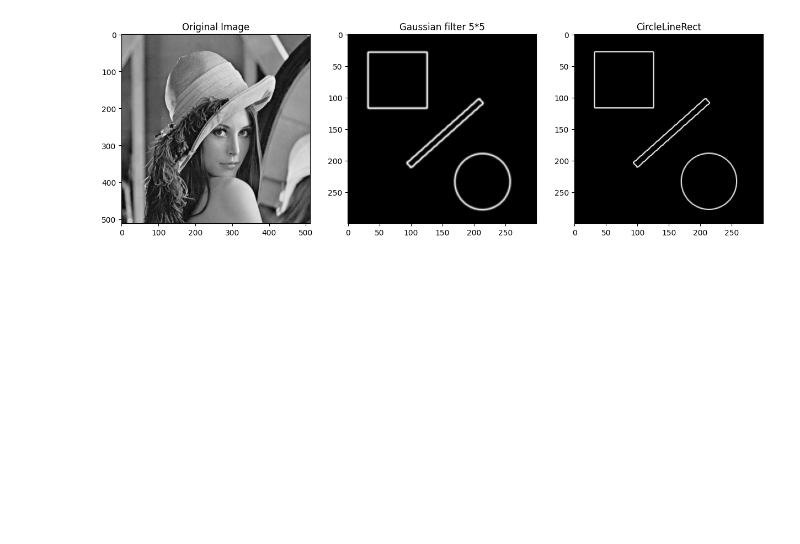
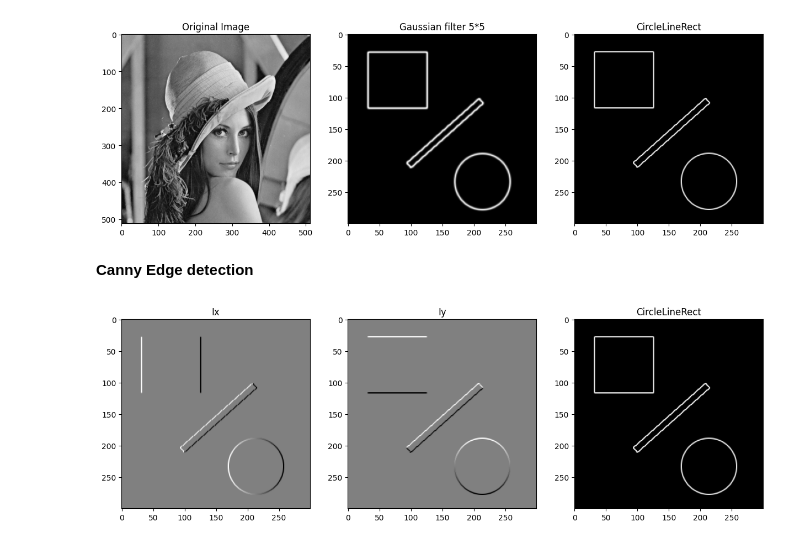
Before and after one commit to rayaneghilene/Image_processing, a Jupyter notebook: Tp_Image_processing_py.ipynb, the cells around one changed output. Cells and saved outputs as stored; diff of their text form; code cells hidden in the pictures; blank space fills up the shorter version.

```diff
--- a/Tp_Image_processing_py.ipynb
+++ b/Tp_Image_processing_py.ipynb
@@ -114,3 +114,41 @@ plt.subplot(133),  plt.imshow(gradient_magnitude, cmap='gray'), plt.title('Circl
 plt.show()
 # %% [output]
 [figure]
+# %% [markdown]
+**Canny Edge detection**
+# %%
+I = load_image('/workspaces/Image_processing/CircleLineRect.png', as_gray=True, as_float=False)
+#step 1 smoothing of the image
+
+kernel_size = 5
+sigma = 1.0
+
+kernel = np.fromfunction(
+    lambda x, y: (1/ (2 * np.pi * sigma**2)) *
+                  np.exp(-((x - (kernel_size - 1) / 2)**2 + (y - (kernel_size - 1) / 2)**2) / (2 * sigma**2)),
+    (kernel_size, kernel_size)
+)
+kernel /= np.sum(kernel)
+Gaussien_filter_6 = convolve2d(I, kernel, mode='same', boundary='wrap')
+
+
+# defining Ix and Iy
+vertical_sobel = np.array([[-1, 0, 1], [-2, 0, 2], [-1, 0, 1]], dtype=np.float32)
+horizontal_sobel = np.array([[-1, -2, -1], [0, 0, 0], [1, 2, 1]], dtype=np.float32)
+
+Ix = convolve2d(I, vertical_sobel, mode='same', boundary='wrap')
+Iy = convolve2d(I, horizontal_sobel, mode='same', boundary='wrap')
+
+# approximating the gradient Magnitude
+
+gradient_magnitude = np.sqrt(np.square(Ix) + np.square(Iy))
+gradient_magnitude *= 255.0 / gradient_magnitude.max()
+
+#Applying a gaussian filter
+plt.figure(figsize=(15, 10))
+plt.subplot(131), plt.imshow(Ix, cmap='gray'), plt.title('Ix')
+plt.subplot(132), plt.imshow(Iy, cmap='gray'), plt.title('Iy')
+plt.subplot(133),  plt.imshow(gradient_magnitude, cmap='gray'), plt.title('CircleLineRect')
+plt.show()
+# %% [output]
+[figure, added]
```
Also changed, not shown: parts of 1 cell of this notebook, 3 other files.
